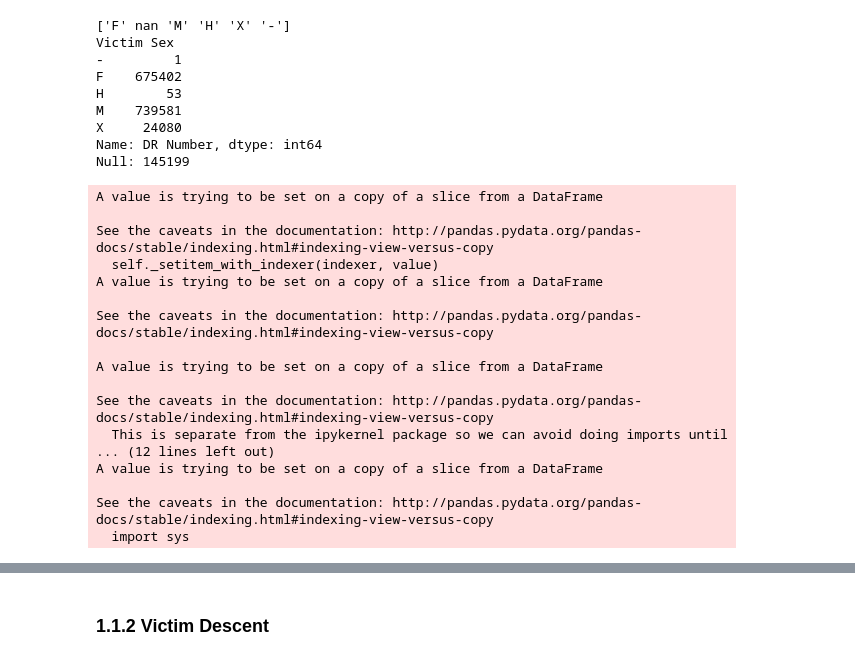
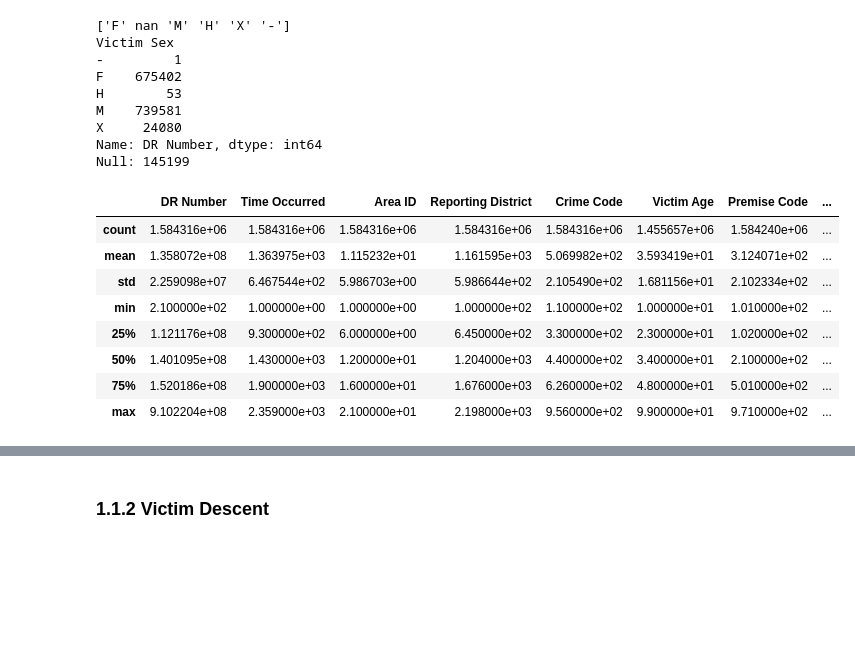
Before and after one commit to abbahdab/Crime-Rates-Prediction-, a Jupyter notebook: eda.ipynb, the cells around one changed output, grey strips where cells are left out. Cells and saved outputs as stored; diff of their text form; code cells hidden in the pictures; blank space fills up the shorter version.

```diff
--- a/eda.ipynb
+++ b/eda.ipynb
@@ -80,29 +72,25 @@ M    739581
 X     24080
 Name: DR Number, dtype: int64
 Null: 145199
+# %%
+data.describe()
+# %% [output]
+|  | DR Number | Time Occurred | Area ID | Reporting District | Crime Code | Victim Age | Premise Code | ... |
+| count | 1.584316e+06 | 1.584316e+06 | 1.584316e+06 | 1.584316e+06 | 1.584316e+06 | 1.455657e+06 | 1.584240e+06 | ... |
+| mean | 1.358072e+08 | 1.363975e+03 | 1.115232e+01 | 1.161595e+03 | 5.069982e+02 | 3.593419e+01 | 3.124071e+02 | ... |
+| std | 2.259098e+07 | 6.467544e+02 | 5.986703e+00 | 5.986644e+02 | 2.105490e+02 | 1.681156e+01 | 2.102334e+02 | ... |
+| min | 2.100000e+02 | 1.000000e+00 | 1.000000e+00 | 1.000000e+02 | 1.100000e+02 | 1.000000e+01 | 1.010000e+02 | ... |
+| 25% | 1.121176e+08 | 9.300000e+02 | 6.000000e+00 | 6.450000e+02 | 3.300000e+02 | 2.300000e+01 | 1.020000e+02 | ... |
+| 50% | 1.401095e+08 | 1.430000e+03 | 1.200000e+01 | 1.204000e+03 | 4.400000e+02 | 3.400000e+01 | 2.100000e+02 | ... |
+| 75% | 1.520186e+08 | 1.900000e+03 | 1.600000e+01 | 1.676000e+03 | 6.260000e+02 | 4.800000e+01 | 5.010000e+02 | ... |
+| max | 9.102204e+08 | 2.359000e+03 | 2.100000e+01 | 2.198000e+03 | 9.560000e+02 | 9.900000e+01 | 9.710000e+02 | ... |
 # %%
-# Turn Victim Sex into 0 for male, 1 for female, and 2 for other
-data2['Victim Sex'].loc[data2['Victim Sex'] == 'M'] = 0
-data2['Victim Sex'].loc[data2['Victim Sex'] == 'F'] = 1
-data2['Victim Sex'].loc[data2['Victim Sex'].isna()] = 2
-data2['Victim Sex'].loc[data2['Victim Sex'] == '-'] = 2
-data2['Victim Sex'].loc[data2['Victim Sex'] == 'H'] = 2
-data2['Victim Sex'].loc[data2['Victim Sex'] == 'X'] = 2
+# Turn Victim Sex into 0 for male, 1 for female, and nan for other
+data.loc[data['Victim Sex'] == 'M', 'Victim Sex'] = 0
+data.loc[data['Victim Sex'] == 'F', 'Victim Sex'] = 1
+data.loc[data['Victim Sex'] == '-', 'Victim Sex'] = np.nan
+data.loc[data['Victim Sex'] == 'H', 'Victim Sex'] = np.nan
+data.loc[data['Victim Sex'] == 'X', 'Victim Sex'] = np.nan
+
+# Convert column type from string to bool
+data.loc[:, 'Victim Sex'] = data.loc[:, 'Victim Sex'].astype(bool)
-# %% [output]
-A value is trying to be set on a copy of a slice from a DataFrame
-
-See the caveats in the documentation: http://pandas.pydata.org/pandas-docs/stable/indexing.html#indexing-view-versus-copy
-  self._setitem_with_indexer(indexer, value)
-A value is trying to be set on a copy of a slice from a DataFrame
-
-See the caveats in the documentation: http://pandas.pydata.org/pandas-docs/stable/indexing.html#indexing-view-versus-copy
-
-A value is trying to be set on a copy of a slice from a DataFrame
-
-See the caveats in the documentation: http://pandas.pydata.org/pandas-docs/stable/indexing.html#indexing-view-versus-copy
-  This is separate from the ipykernel package so we can avoid doing imports until
-... (12 lines left out)
-A value is trying to be set on a copy of a slice from a DataFrame
-
-See the caveats in the documentation: http://pandas.pydata.org/pandas-docs/stable/indexing.html#indexing-view-versus-copy
-  import sys
```
Also changed, not shown: parts of 58 cells of this notebook, 7 other files.
